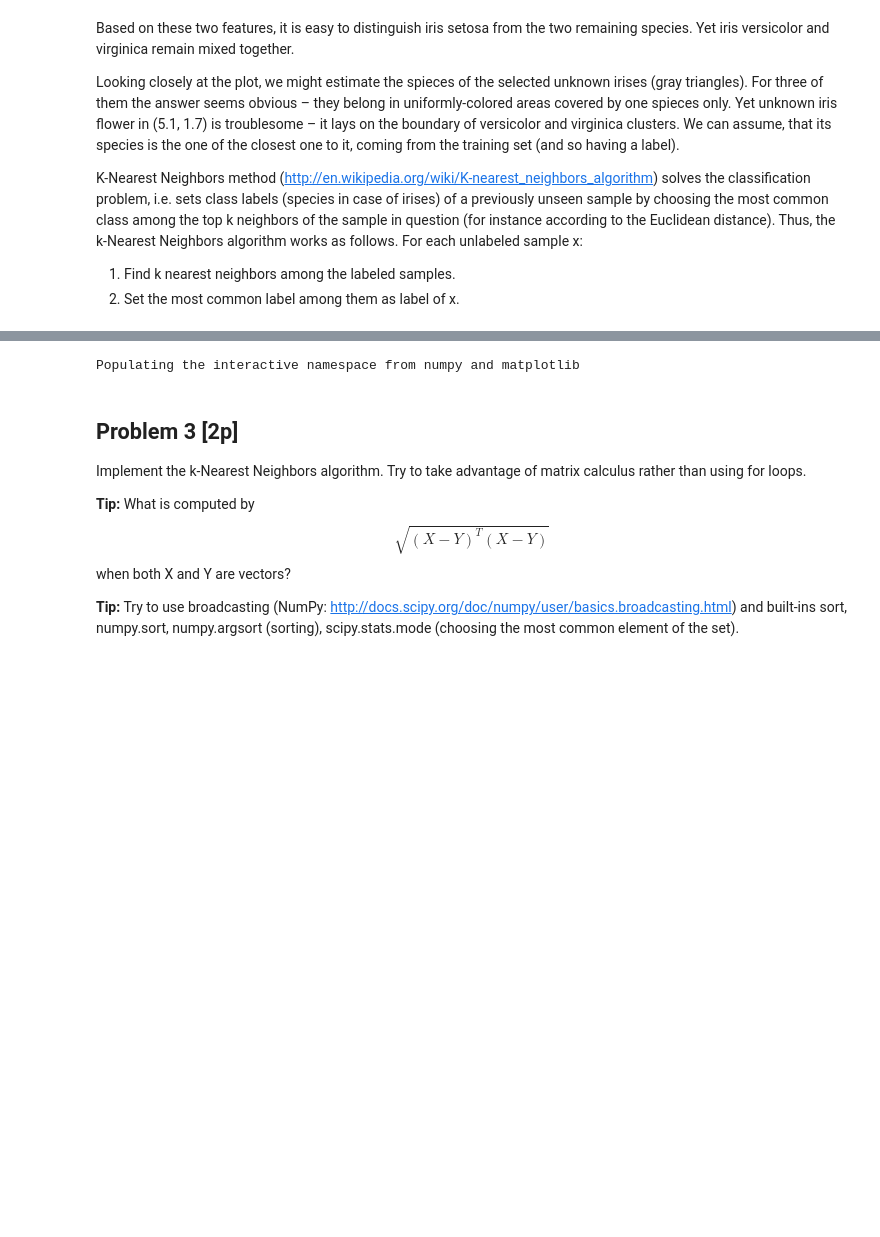
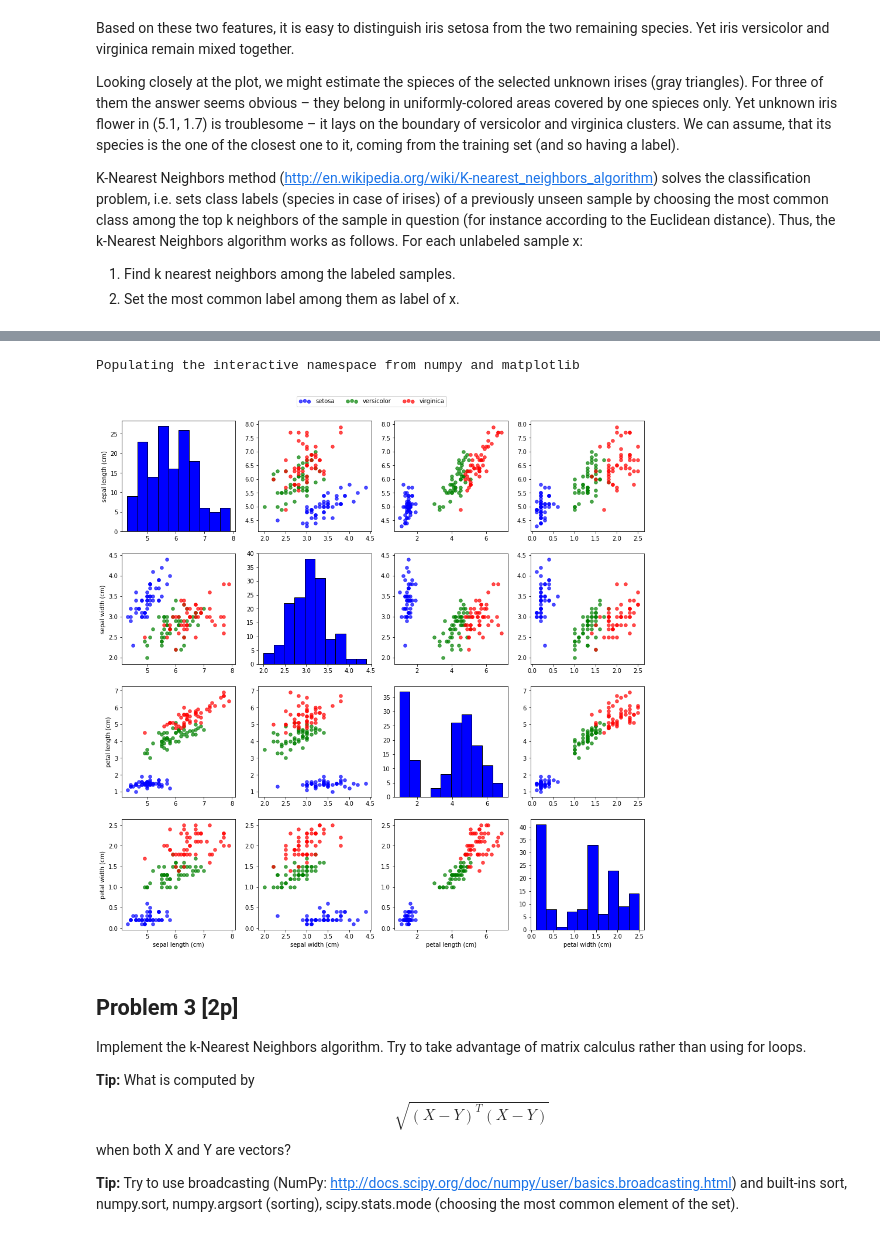
Before and after one commit to sequba/nn_assignments, a Jupyter notebook: assignment1/Assignment1.ipynb, the cells around one changed output, grey strips where cells are left out. Saved outputs shown, nothing was run; the diff lists cells and outputs as text; code cells hidden in the pictures; blank space fills up the shorter version.

```diff
--- a/assignment1/Assignment1.ipynb
+++ b/assignment1/Assignment1.ipynb
@@ -283,20 +283,52 @@ K-Nearest Neighbors method (http://en.wikipedia.org/wiki/K-nearest_neighbors_alg
 2.  **[1p]** Irises are described with 4 attributes: petal and sepal widths and lengths. We often plot such data as matrices depicting relationships between pairs of attributes (the diagonal of which holds an ordinary histogram). Write code making a plot like the one below. Please pay attention to the details: make a proper legend and correctly label the axes.
 
 <img src="iris4x4.png"/>
-# %%
-%pylab inline
-from sklearn import datasets
-
-iris = datasets.load_iris()
-
-def plot_dataset(dataset):
-    for (r, r_name) in enumerate(dataset.feature_names):
-        for (c, c_name) in enumerate(dataset.feature_names):
-            pass
-
-plot_dataset(iris)
-# %% [output]
-Populating the interactive namespace from numpy and matplotlib
+# %%
+# inspired by Rafał Łasocha's solution
+# https://github.com/swistak35/nn_assignments/blob/master/assignment1/Assignment1.ipynb
+
+%pylab inline
+from sklearn import datasets
+
+iris = datasets.load_iris()
+
+def plot_dataset(dataset):
+    def initialize_subplot(r,c):
+        size = len(dataset.feature_names)
+        subplot(size, size, r*size+c+1)
+
+    def plot_histogram(data):
+        hist(data, color = ['blue'], edgecolor = 'black')
+
+    def plot_scatter(data):
+        for target in set(dataset.target):
+            ids = target==dataset.target
+            scatter(data[ids, 1], data[ids, 0], s = 30, label = dataset.target_names[target],
+                    color = 'bgr'[target], alpha = 0.7)
+        if not plot_scatter.legend_added:
+            legend(loc = 'upper center', bbox_to_anchor = (1.0, 1.25), ncol = 3, fancybox = True,
+                   scatterpoints = 3)
+            plot_scatter.legend_added = True
+
+    pylab.rcParams['figure.figsize'] = (16, 16)
+    plot_scatter.legend_added = False
+
+    for (r, r_name) in enumerate(dataset.feature_names):
+        for (c, c_name) in enumerate(dataset.feature_names):
+            initialize_subplot(r,c)
+            if r == c:
+                plot_histogram(dataset.data[:, r])
+            else:
+                plot_scatter(dataset.data[:, [r,c]])
+            if c == 0:
+                ylabel(r_name)
+            if r == len(dataset.feature_names)-1:
+                xlabel(c_name)
+
+plot_dataset(iris)
+# %% [output]
+Populating the interactive namespace from numpy and matplotlib
+[figure, added]
 # %% [markdown]
 ## Problem 3 [2p]
 
```
Also changed, not shown: parts of 5 cells of this notebook.
